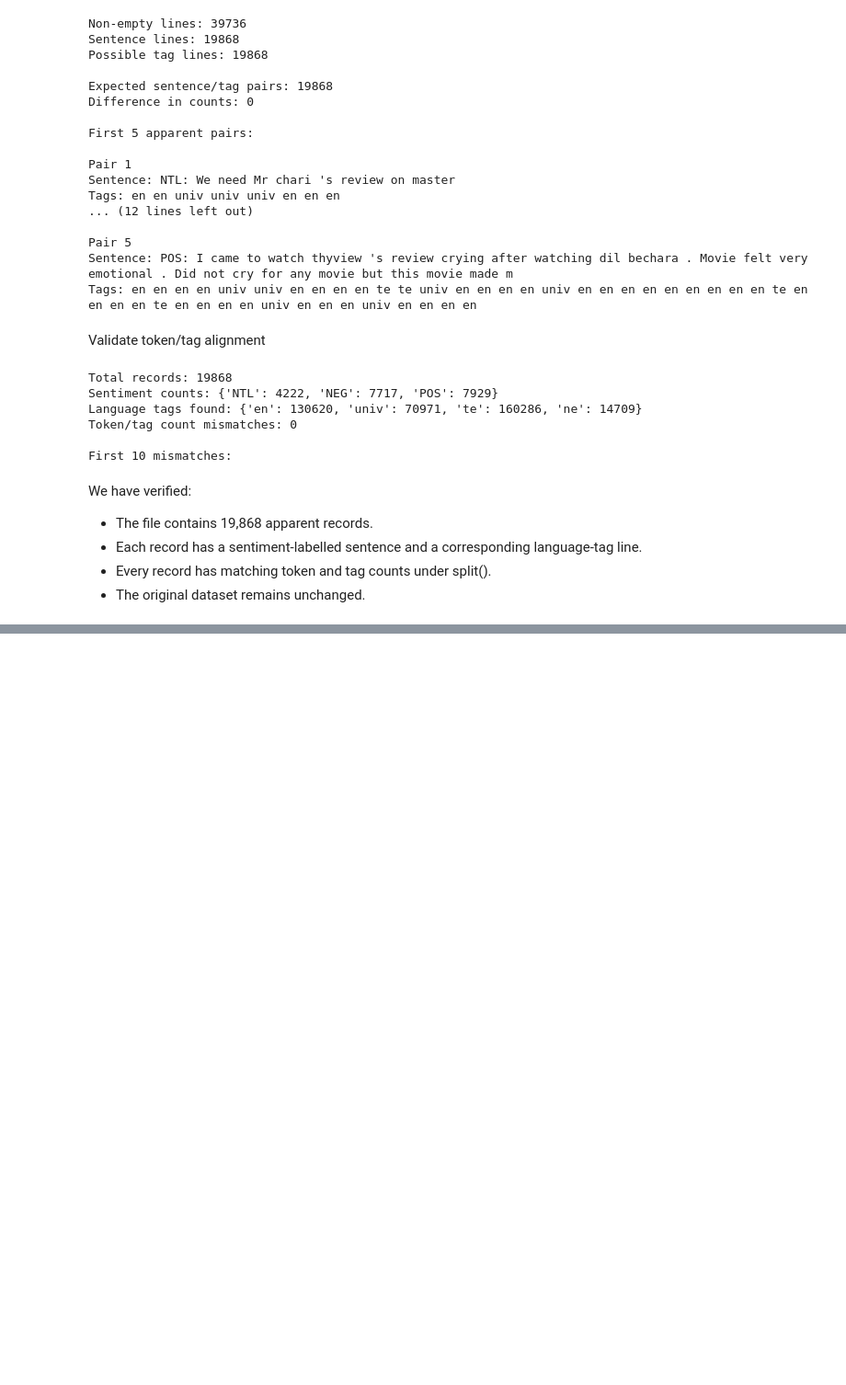
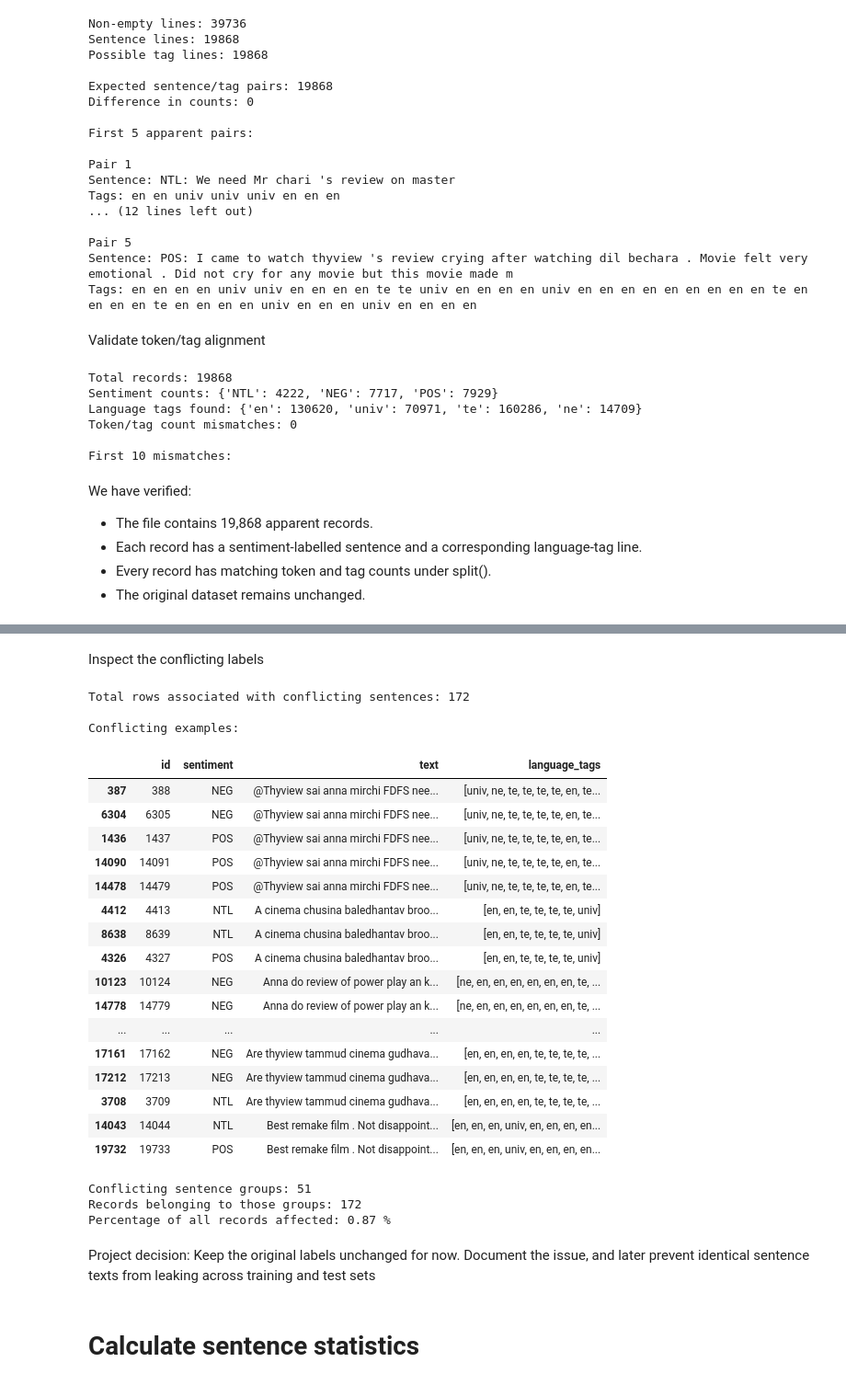
Before and after one commit to rushindrareddyyasa/romanized-telugu-nlp, a Jupyter notebook: notebooks/02_dataset_exploration.ipynb, the cells around one changed output, grey strips where cells are left out. Shown at 92% size. Saved outputs shown, nothing was run; the diff lists cells and outputs as text; code cells hidden in the pictures; blank space fills up the shorter version.

```diff
--- a/notebooks/02_dataset_exploration.ipynb
+++ b/notebooks/02_dataset_exploration.ipynb
@@ -224,0 +428,64 @@ We have verified:
+# %% [markdown]
+Inspect the conflicting labels
+# %%
+# Select all records whose sentence text has conflicting sentiment labels
+conflicting_texts = set(
+    conflicting_duplicates["text"]
+)
+
+conflicting_records = df[
+    df["text"].isin(conflicting_texts)
+].sort_values(["text", "sentiment", "id"])
+
+print("Total rows associated with conflicting sentences:",
+      len(conflicting_records))
+
+print("\nConflicting examples:")
+display(
+    conflicting_records[
+        ["id", "sentiment", "text", "language_tags"]
+    ].head(20)
+)
+# %% [output]
+Total rows associated with conflicting sentences: 172
+
+Conflicting examples:
+|  | id | sentiment | text | language_tags |
+| 387 | 388 | NEG | @Thyview sai anna mirchi FDFS nee... | [univ, ne, te, te, te, te, en, te... |
+| 6304 | 6305 | NEG | @Thyview sai anna mirchi FDFS nee... | [univ, ne, te, te, te, te, en, te... |
+| 1436 | 1437 | POS | @Thyview sai anna mirchi FDFS nee... | [univ, ne, te, te, te, te, en, te... |
+| 14090 | 14091 | POS | @Thyview sai anna mirchi FDFS nee... | [univ, ne, te, te, te, te, en, te... |
+| 14478 | 14479 | POS | @Thyview sai anna mirchi FDFS nee... | [univ, ne, te, te, te, te, en, te... |
+| 4412 | 4413 | NTL | A cinema chusina baledhantav broo... | [en, en, te, te, te, te, univ] |
+| 8638 | 8639 | NTL | A cinema chusina baledhantav broo... | [en, en, te, te, te, te, univ] |
+| 4326 | 4327 | POS | A cinema chusina baledhantav broo... | [en, en, te, te, te, te, univ] |
+| 10123 | 10124 | NEG | Anna do review of power play an k... | [ne, en, en, en, en, en, en, te, ... |
+| 14778 | 14779 | NEG | Anna do review of power play an k... | [ne, en, en, en, en, en, en, te, ... |
+| ... | ... | ... | ... | ... |
+| 17161 | 17162 | NEG | Are thyview tammud cinema gudhava... | [en, en, en, en, te, te, te, te, ... |
+| 17212 | 17213 | NEG | Are thyview tammud cinema gudhava... | [en, en, en, en, te, te, te, te, ... |
+| 3708 | 3709 | NTL | Are thyview tammud cinema gudhava... | [en, en, en, en, te, te, te, te, ... |
+| 14043 | 14044 | NTL | Best remake film . Not disappoint... | [en, en, en, univ, en, en, en, en... |
+| 19732 | 19733 | POS | Best remake film . Not disappoint... | [en, en, en, univ, en, en, en, en... |
+# %%
+# Count all records belonging to conflicting sentence groups
+conflicting_row_count = len(conflicting_records)
+
+# Count the number of distinct sentence texts in those groups
+conflicting_text_count = conflicting_records["text"].nunique()
+
+print("Conflicting sentence groups:", conflicting_text_count)
+print("Records belonging to those groups:", conflicting_row_count)
+print(
+    "Percentage of all records affected:",
+    round(conflicting_row_count / len(df) * 100, 2),
+    "%"
+)
+# %% [output]
+Conflicting sentence groups: 51
+Records belonging to those groups: 172
+Percentage of all records affected: 0.87 %
+# %% [markdown]
+Project decision: Keep the original labels unchanged for now. Document the issue, and later prevent identical sentence texts from leaking across training and test sets
+# %% [markdown]
+# Calculate sentence statistics
```
Also changed, not shown: parts of 21 cells of this notebook.
